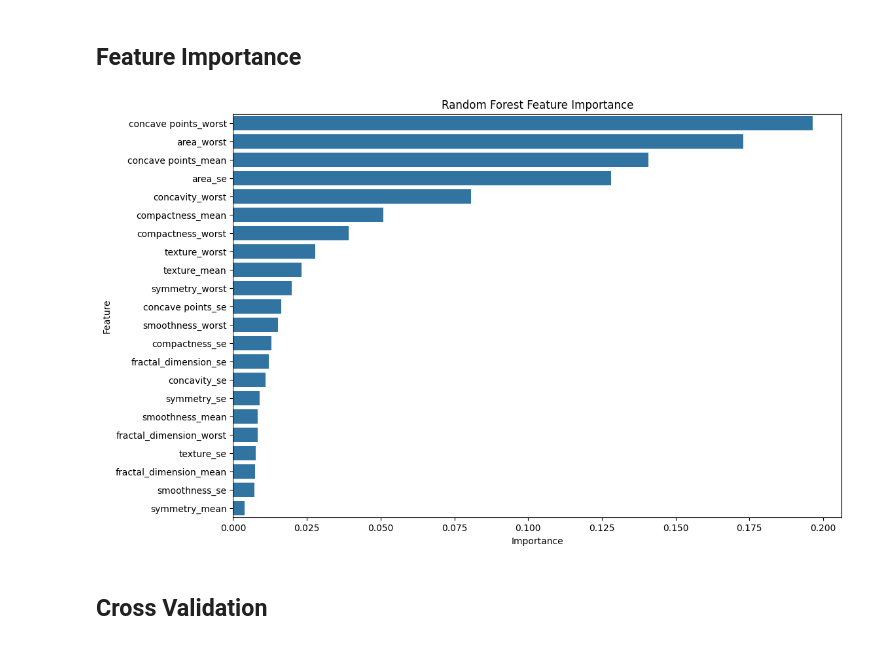
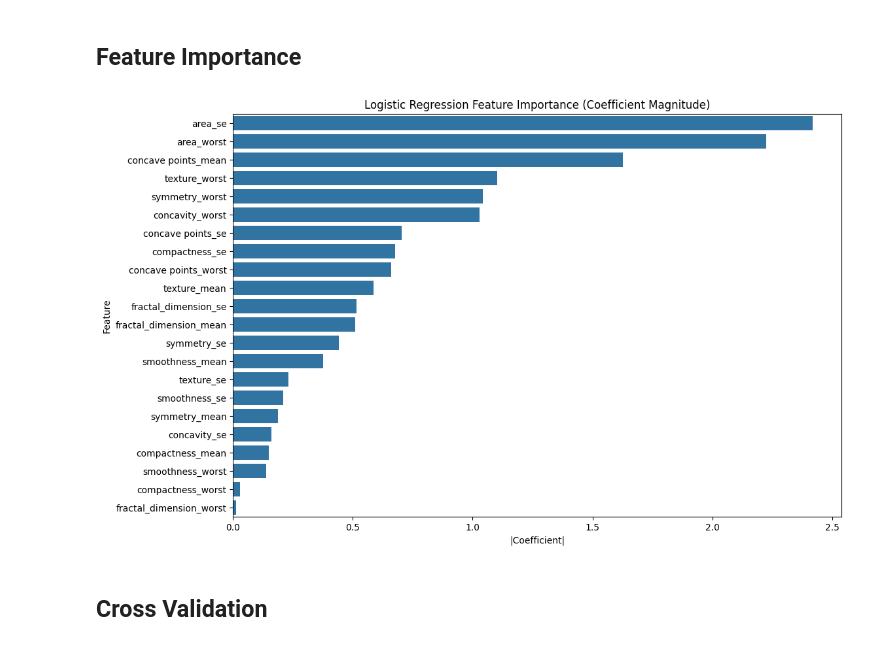
Before and after one commit to AkmalFazli27/breast-cancer-prediction, a Jupyter notebook: notebook/modeling.ipynb, the cells around one changed output. Cells and saved outputs as stored; diff of their text form; code cells hidden in the pictures.

Commit message:
Export logistic regression model

```diff
--- a/notebook/modeling.ipynb
+++ b/notebook/modeling.ipynb
@@ -36,7 +36,7 @@ df.head()
 # %% [markdown]
 ## Train-Test Split
 # %%
-X = df.drop(columns=['id', 'diagnosis'])
+X = df.drop(columns=['diagnosis'])
 y = df['diagnosis']
 # %%
 X_train, X_test, y_train, y_test = train_test_split(
@@ -241,25 +241,26 @@ Precision-Recall Curve: You want your line to be as close to the top-right corne
 # %% [markdown]
 ## Feature Importance
 # %%
-importances = best_model.feature_importances_
+importances = np.abs(best_model.coef_[0])
 
 feature_names = X_train.columns
 feature_importance_df = pd.DataFrame({
     'Feature': feature_names,
     'Importance': importances
 })
 
 feature_importance_df = feature_importance_df.sort_values(by='Importance', ascending=False)
 plt.figure(figsize=(12, 8))
 sns.barplot(
     data=feature_importance_df,
     x='Importance',
     y='Feature'
 )
-plt.title('Random Forest Feature Importance')
+plt.title(f'{best_model_name} Feature Importance (Coefficient Magnitude)')
+plt.xlabel('|Coefficient|')
 plt.show()
 # %% [output]
-[figure, old version]
+[figure, new version]
 # %% [markdown]
 ## Cross Validation
 # %%
```
Also changed, not shown: parts of 10 cells of this notebook, 2 other files.
